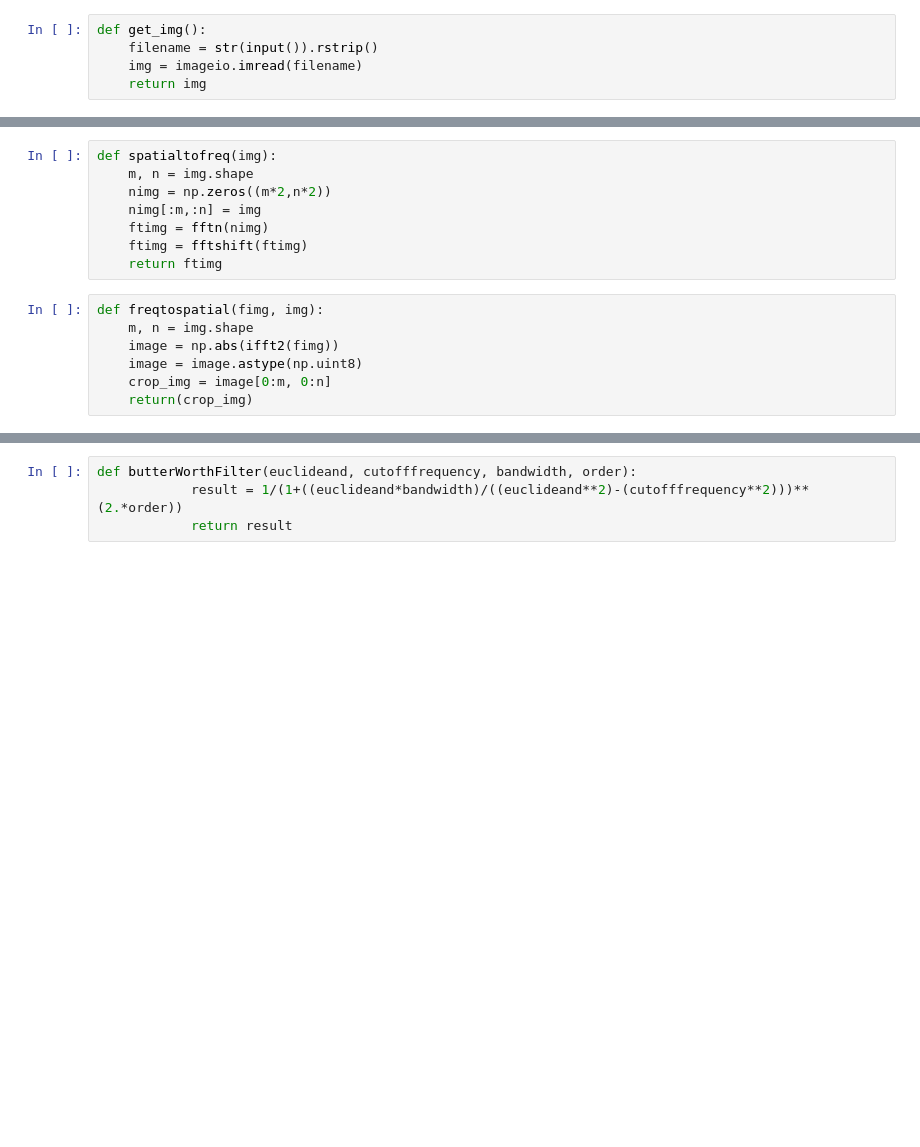
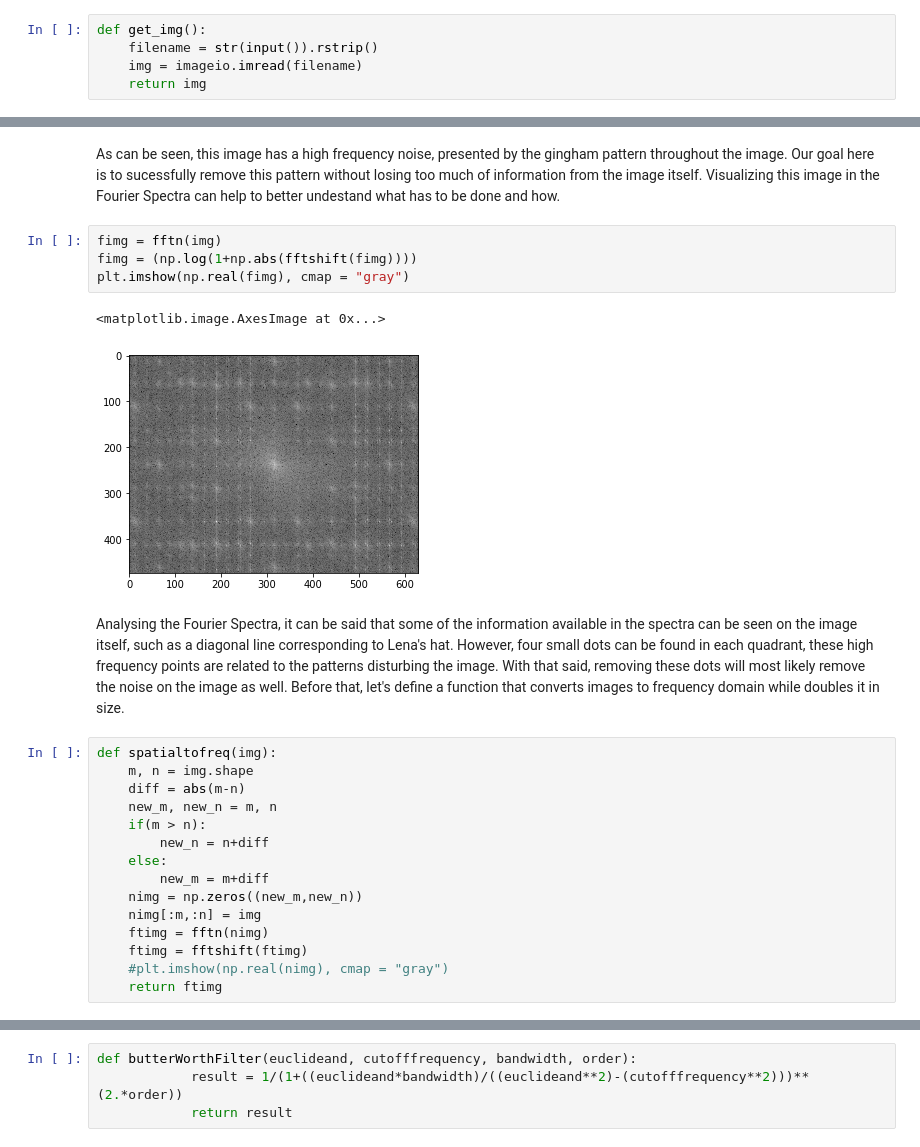
Before and after one commit to ggazetta/SCC5830_Project, a Jupyter notebook: final_project.ipynb, the cells around one changed output, grey strips where cells are left out. Saved outputs shown, nothing was run; the diff lists cells and outputs as text; blank space fills up the shorter version.

```diff
--- a/final_project.ipynb
+++ b/final_project.ipynb
@@ -32,15 +29,29 @@ def get_img():
+# %% [markdown]
+As can be seen, this image has a high frequency noise, presented by the gingham pattern throughout the image.
+Our goal here is to sucessfully remove this pattern without losing too much of information from the image itself.
+Visualizing this image in the Fourier Spectra can help to better undestand what has to be done and how.
+# %%
+fimg = fftn(img)
+fimg = (np.log(1+np.abs(fftshift(fimg))))
+plt.imshow(np.real(fimg), cmap = "gray")
+# %% [output]
+<matplotlib.image.AxesImage at 0x...>
+[figure, added]
+# %% [markdown]
+Analysing the Fourier Spectra, it can be said that some of the information available in the spectra can be seen on the image itself, such as a diagonal line corresponding to Lena's hat. However, four small dots can be found in each quadrant, these high frequency points are related to the patterns disturbing the image.
+With that said, removing these dots will most likely remove the noise on the image as well. Before that, let's define a function that converts images to frequency domain while doubles it in size.
 # %%
 def spatialtofreq(img):
     m, n = img.shape
-    nimg = np.zeros((m*2,n*2))
+    diff = abs(m-n)
+    new_m, new_n = m, n
+    if(m > n):
+        new_n = n+diff
+    else:
+        new_m = m+diff
+    nimg = np.zeros((new_m,new_n))
     nimg[:m,:n] = img
     ftimg = fftn(nimg)
     ftimg = fftshift(ftimg)
+    #plt.imshow(np.real(nimg), cmap = "gray")
     return ftimg
-# %%
-def freqtospatial(fimg, img):
-    m, n = img.shape
-    image = np.abs(ifft2(fimg))
-    image = image.astype(np.uint8)
-    crop_img = image[0:m, 0:n]
-    return(crop_img)
```
Also changed, not shown: parts of 23 cells of this notebook.
